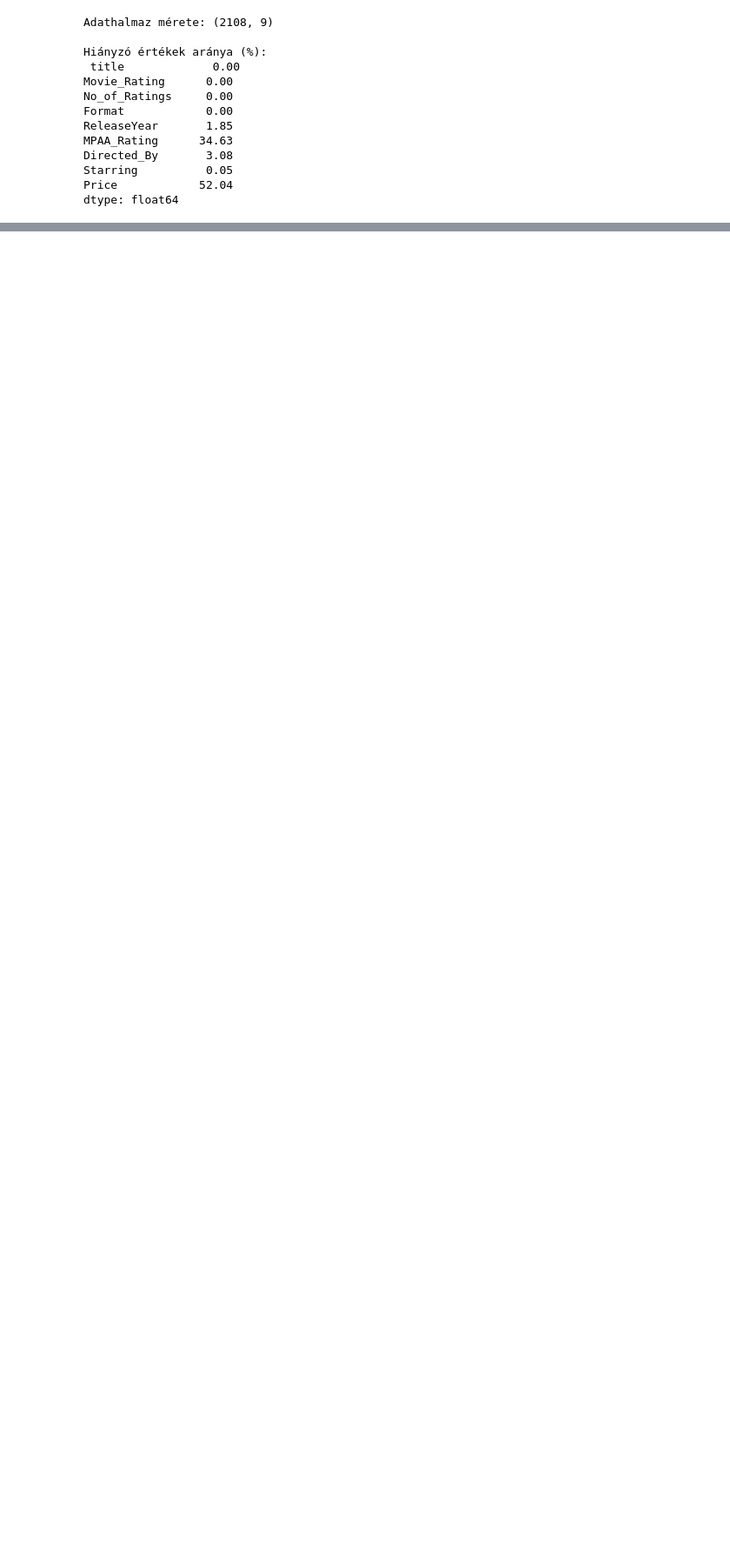
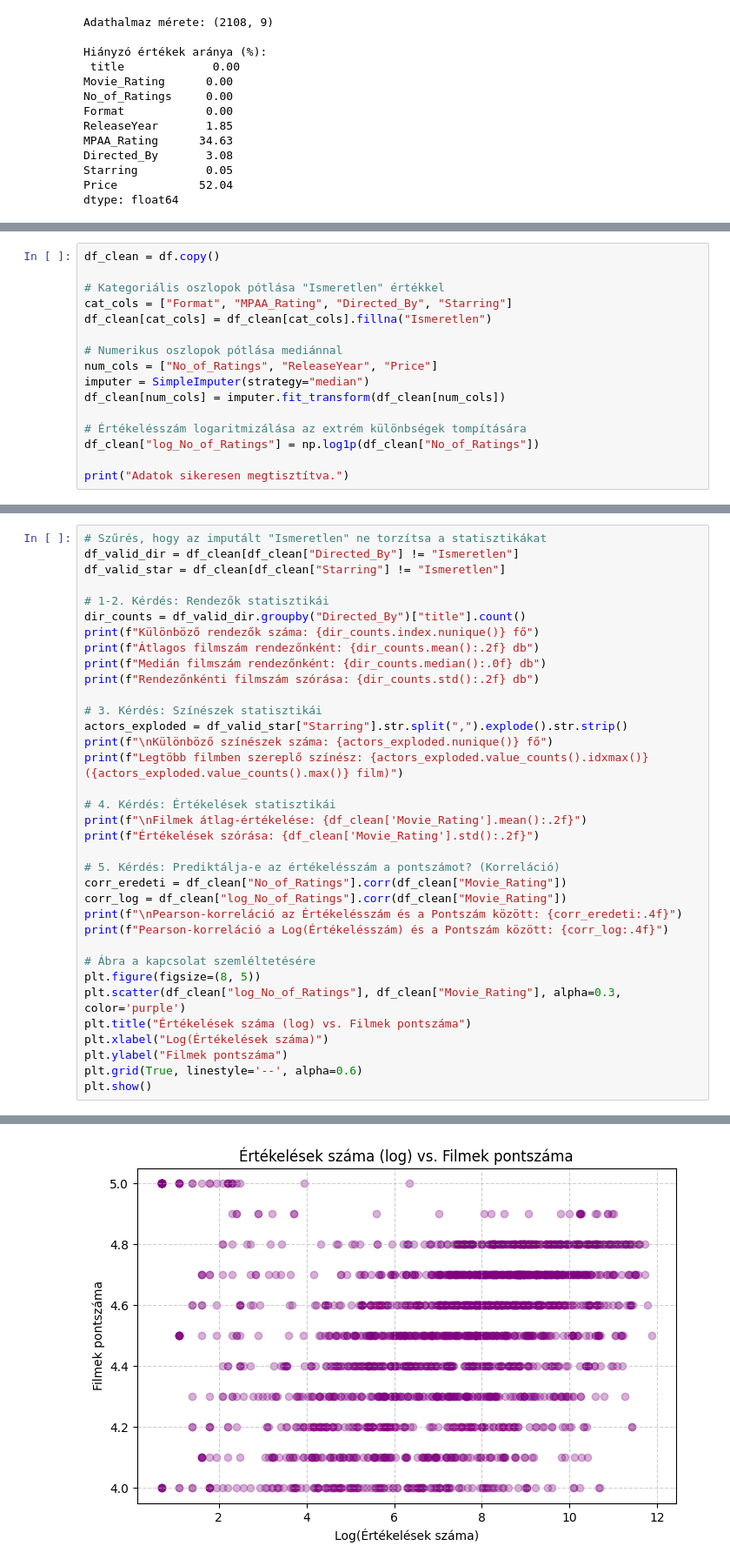
Before and after one commit to snwCat/mi_hazi3, a Jupyter notebook: mi_hazi3.ipynb, the cells around one changed output, grey strips where cells are left out. Shown at 87% size. Drawn from its saved outputs; the diff is of its cells as text; blank space fills up the shorter version.

```diff
--- a/mi_hazi3.ipynb
+++ b/mi_hazi3.ipynb
@@ -186,0 +46,16 @@ print("Log korreláció értékelésszám és értékelés között:", log_korre
+# %%
+df_clean = df.copy()
+
+# Kategoriális oszlopok pótlása "Ismeretlen" értékkel
+cat_cols = ["Format", "MPAA_Rating", "Directed_By", "Starring"]
+df_clean[cat_cols] = df_clean[cat_cols].fillna("Ismeretlen")
+
+# Numerikus oszlopok pótlása mediánnal
+num_cols = ["No_of_Ratings", "ReleaseYear", "Price"]
+imputer = SimpleImputer(strategy="median")
+df_clean[num_cols] = imputer.fit_transform(df_clean[num_cols])
+
+# Értékelésszám logaritmizálása az extrém különbségek tompítására
+df_clean["log_No_of_Ratings"] = np.log1p(df_clean["No_of_Ratings"])
+
+print("Adatok sikeresen megtisztítva.")
@@ -186,0 +66,36 @@ print("Log korreláció értékelésszám és értékelés között:", log_korre
+# %%
+# Szűrés, hogy az imputált "Ismeretlen" ne torzítsa a statisztikákat
+df_valid_dir = df_clean[df_clean["Directed_By"] != "Ismeretlen"]
+df_valid_star = df_clean[df_clean["Starring"] != "Ismeretlen"]
+
+# 1-2. Kérdés: Rendezők statisztikái
+dir_counts = df_valid_dir.groupby("Directed_By")["title"].count()
+print(f"Különböző rendezők száma: {dir_counts.index.nunique()} fő")
+print(f"Átlagos filmszám rendezőnként: {dir_counts.mean():.2f} db")
+print(f"Medián filmszám rendezőnként: {dir_counts.median():.0f} db")
+print(f"Rendezőnkénti filmszám szórása: {dir_counts.std():.2f} db")
+
+# 3. Kérdés: Színészek statisztikái
+actors_exploded = df_valid_star["Starring"].str.split(",").explode().str.strip()
+print(f"\nKülönböző színészek száma: {actors_exploded.nunique()} fő")
+print(f"Legtöbb filmben szereplő színész: {actors_exploded.value_counts().idxmax()} ({actors_exploded.value_counts().max()} film)")
+
+# 4. Kérdés: Értékelések statisztikái
+print(f"\nFilmek átlag-értékelése: {df_clean['Movie_Rating'].mean():.2f}")
+print(f"Értékelések szórása: {df_clean['Movie_Rating'].std():.2f}")
+
+# 5. Kérdés: Prediktálja-e az értékelésszám a pontszámot? (Korreláció)
+corr_eredeti = df_clean["No_of_Ratings"].corr(df_clean["Movie_Rating"])
+corr_log = df_clean["log_No_of_Ratings"].corr(df_clean["Movie_Rating"])
+print(f"\nPearson-korreláció az Értékelésszám és a Pontszám között: {corr_eredeti:.4f}")
+print(f"Pearson-korreláció a Log(Értékelésszám) és a Pontszám között: {corr_log:.4f}")
+
+# Ábra a kapcsolat szemléltetésére
+plt.figure(figsize=(8, 5))
+plt.scatter(df_clean["log_No_of_Ratings"], df_clean["Movie_Rating"], alpha=0.3, color='purple')
+plt.title("Értékelések száma (log) vs. Filmek pontszáma")
+plt.xlabel("Log(Értékelések száma)")
+plt.ylabel("Filmek pontszáma")
+plt.grid(True, linestyle='--', alpha=0.6)
+plt.show()
+# %% [output]
@@ -186,0 +115 @@ print("Log korreláció értékelésszám és értékelés között:", log_korre
+[figure, added]
```
Also changed, not shown: parts of 24 cells of this notebook.
